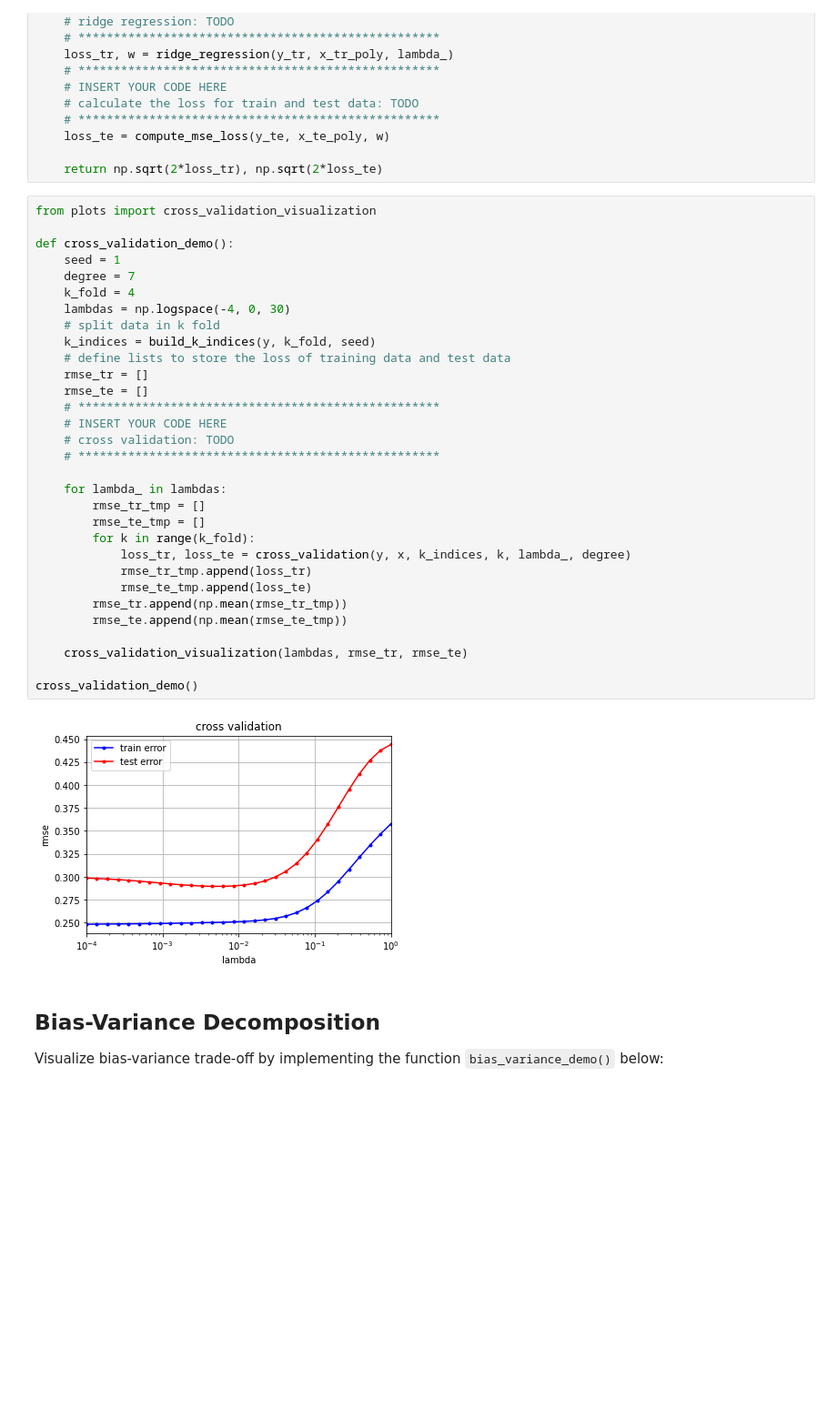
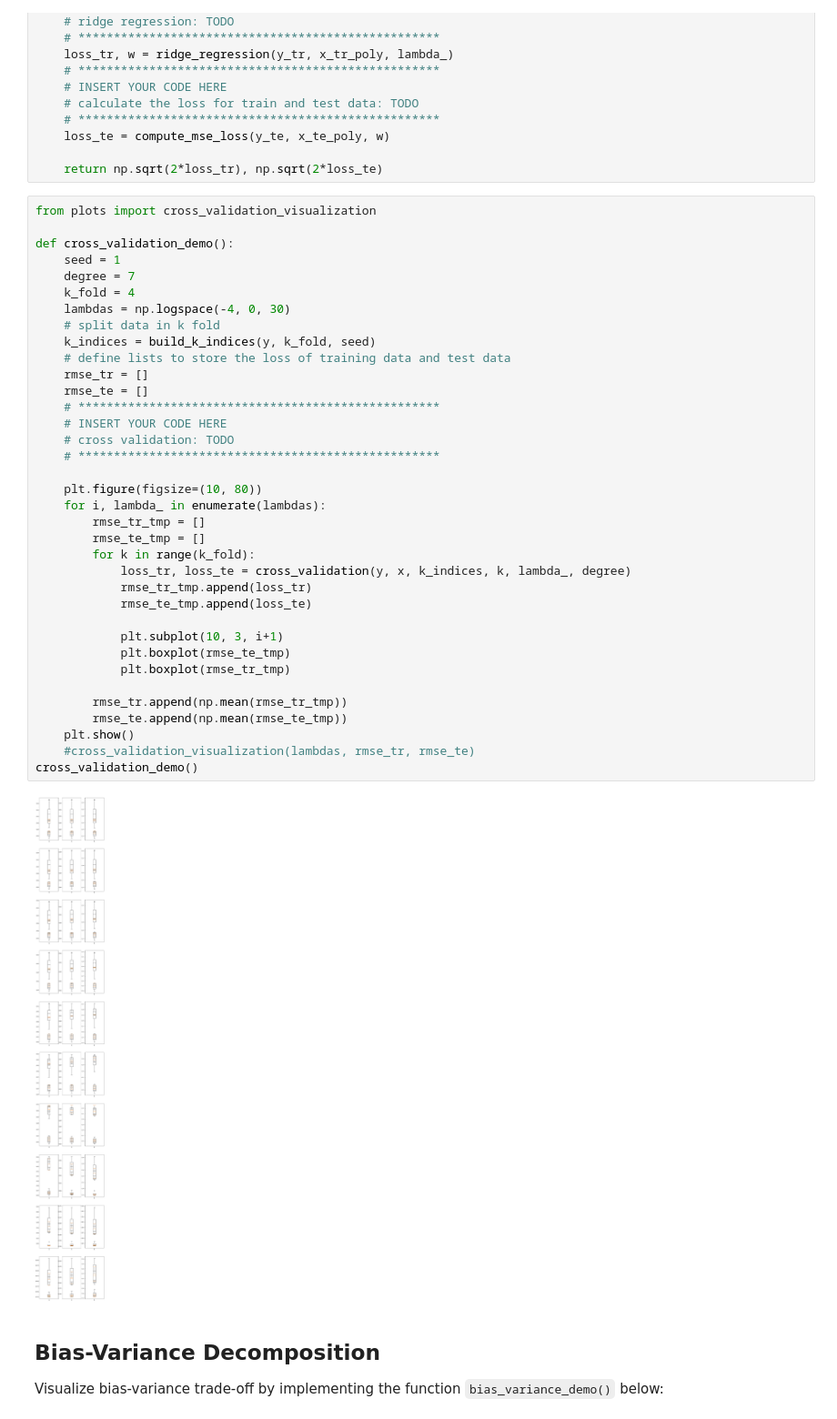
Before and after one commit to somecookie/ML_course, a Jupyter notebook: labs/ex04/template/ex04.ipynb, the cells around one changed output. Shown at 91% size. Cells and saved outputs as stored; diff of their text form; blank space fills up the shorter version.

```diff
--- a/labs/ex04/template/ex04.ipynb
+++ b/labs/ex04/template/ex04.ipynb
@@ -73,36 +76,41 @@ def cross_validation(y, x, k_indices, k, lambda_, degree):
 # %%
 from plots import cross_validation_visualization
 
 def cross_validation_demo():
     seed = 1
     degree = 7
     k_fold = 4
     lambdas = np.logspace(-4, 0, 30)
     # split data in k fold
     k_indices = build_k_indices(y, k_fold, seed)
     # define lists to store the loss of training data and test data
     rmse_tr = []
     rmse_te = []
     # ***************************************************
     # INSERT YOUR CODE HERE
     # cross validation: TODO
     # ***************************************************
 
-    for lambda_ in lambdas:
+    plt.figure(figsize=(10, 80))
+    for i, lambda_ in enumerate(lambdas):
         rmse_tr_tmp = []
         rmse_te_tmp = []
         for k in range(k_fold):
             loss_tr, loss_te = cross_validation(y, x, k_indices, k, lambda_, degree)
             rmse_tr_tmp.append(loss_tr)
             rmse_te_tmp.append(loss_te)
+
+            plt.subplot(10, 3, i+1)
+            plt.boxplot(rmse_te_tmp)
+            plt.boxplot(rmse_tr_tmp)
+
         rmse_tr.append(np.mean(rmse_tr_tmp))
         rmse_te.append(np.mean(rmse_te_tmp))
-
-    cross_validation_visualization(lambdas, rmse_tr, rmse_te)
-
+    plt.show()
+    #cross_validation_visualization(lambdas, rmse_tr, rmse_te)
 cross_validation_demo()
 # %% [output]
-[figure, old version]
+[figure, new version]
 # %% [markdown]
 ## Bias-Variance Decomposition
 Visualize bias-variance trade-off by implementing the function `bias_variance_demo()` below:
```
Also changed, not shown: parts of 2 cells of this notebook, 1 other file.
